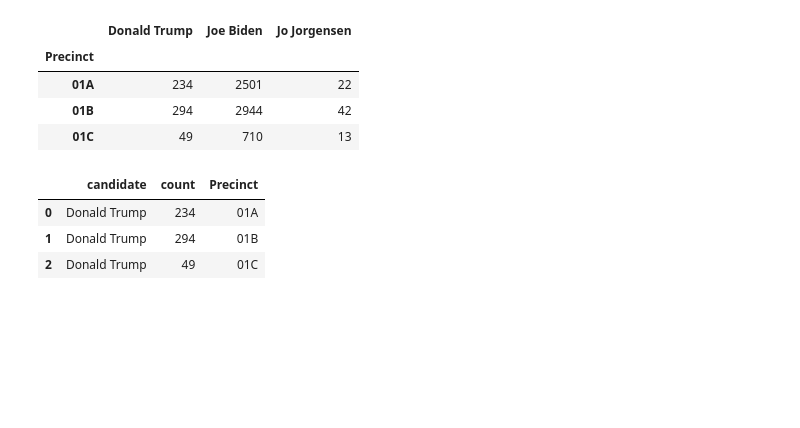
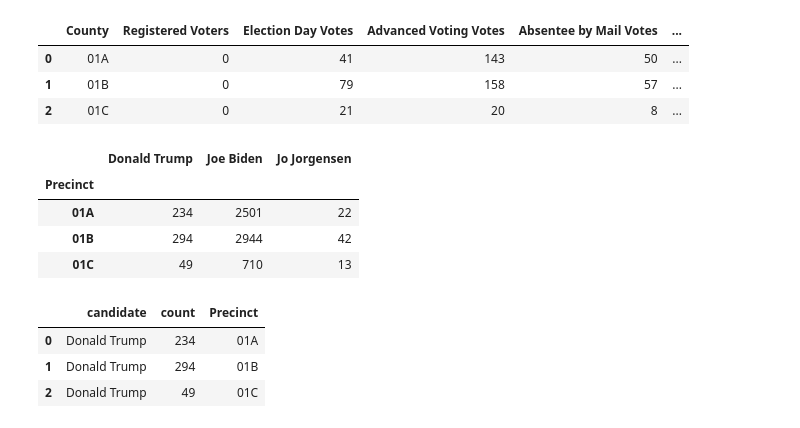
Before and after one commit to cjph8914/2020_benfords, a Jupyter notebook: Fulton_County_GA_Benfords_Data.ipynb, the cells around one changed output. Saved outputs shown, nothing was run; the diff lists cells and outputs as text; code cells hidden in the pictures; blank space fills up the shorter version.

```diff
--- a/Fulton_County_GA_Benfords_Data.ipynb
+++ b/Fulton_County_GA_Benfords_Data.ipynb
@@ -24 +20,9 @@ data.head(3)
+# %%
+ data = pd.read_csv('data/ga_fulton_county.csv', skiprows=2)
+data.head(3)
+# %% [output]
+|  | County | Registered Voters | Election Day Votes | Advanced Voting Votes | Absentee by Mail Votes | ... |
+| 0 | 01A | 0 | 41 | 143 | 50 | ... |
+| 1 | 01B | 0 | 79 | 158 | 57 | ... |
+| 2 | 01C | 0 | 21 | 20 | 8 | ... |
 # %%
```
Also changed, not shown: parts of 5 cells of this notebook, 9 other files.
